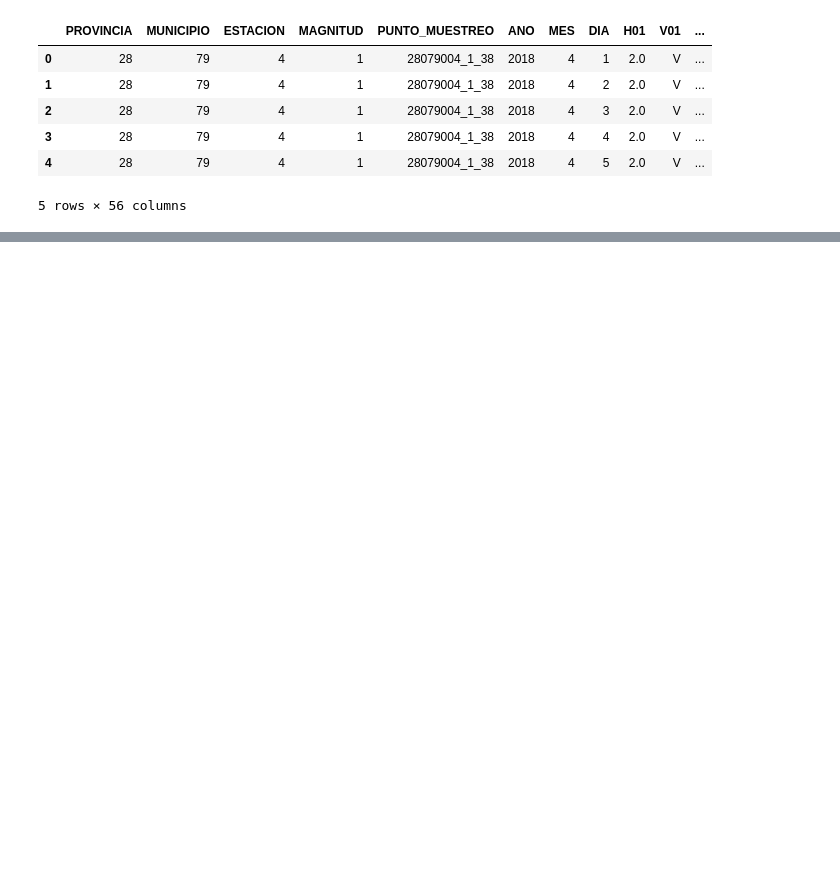
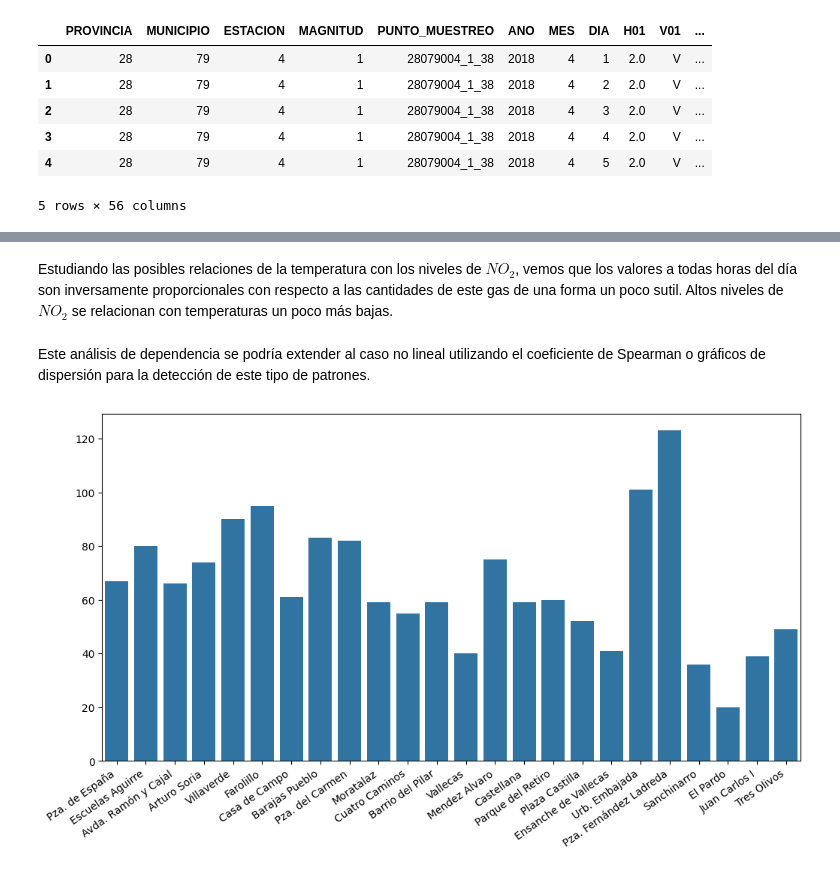
Before and after one commit to IkerVillegas/Prueba-contaminacion-de-madrid, a Jupyter notebook: Ejecutable.ipynb, the cells around one changed output, grey strips where cells are left out. Drawn from its saved outputs; the diff is of its cells as text; code cells hidden in the pictures; blank space fills up the shorter version.

```diff
--- a/Ejecutable.ipynb
+++ b/Ejecutable.ipynb
@@ -36,12 +41,0 @@ df_contamination.head()
-# %%
-fun_sufix_add = lambda x: x % 100
-df_stations['station'] = df_stations['station'].apply(fun_sufix_add)
-
-df_stations = df_stations.rename(columns = {'station' : 'ESTACION'})
-
-station_name = dict(zip(df_stations['ESTACION'], df_stations['name']))
-df_contamination = df_contamination.map(station_name)
-
-#df_contamination = pd.merge(df_contamination, df_stations, how = 'left', left_on = 'ESTACION', right_on = 'station')
-
-print(df_contamination.head())
@@ -126,0 +198,21 @@ Porcentaje validos: 12.58134490238612
+# %% [markdown]
+Estudiando las posibles relaciones de la temperatura con los niveles de $NO_2$, vemos que los valores a todas horas del día son inversamente proporcionales con respecto a las cantidades de este gas de una forma un poco sutil. Altos niveles de $NO_2$ se relacionan con temperaturas un poco más bajas.
+# %% [markdown]
+Este análisis de dependencia se podría extender al caso no lineal utilizando el coeficiente de Spearman o gráficos de dispersión para la detección de este tipo de patrones.
+# %%
+
+
+def hour_level_grapgh(df_data, day, month, hour):
+    df_level = df_data[(df_data['DIA'] == day) & (df_pollution['MES'] == month)]
+
+    plt.figure(figsize=(12, 6))
+
+
+    sns.barplot(x=df_level['NOMBRE'].values, y=df_level[f'H{hour:02d}'].values)
+
+    plt.xticks(rotation=35, ha="right", fontsize=10)
+    plt.show()
+
+hour_level_grapgh(df_pollution, 2, 4, 1)
+# %% [output]
+[figure, added]
```
Also changed, not shown: parts of 35 cells of this notebook.
